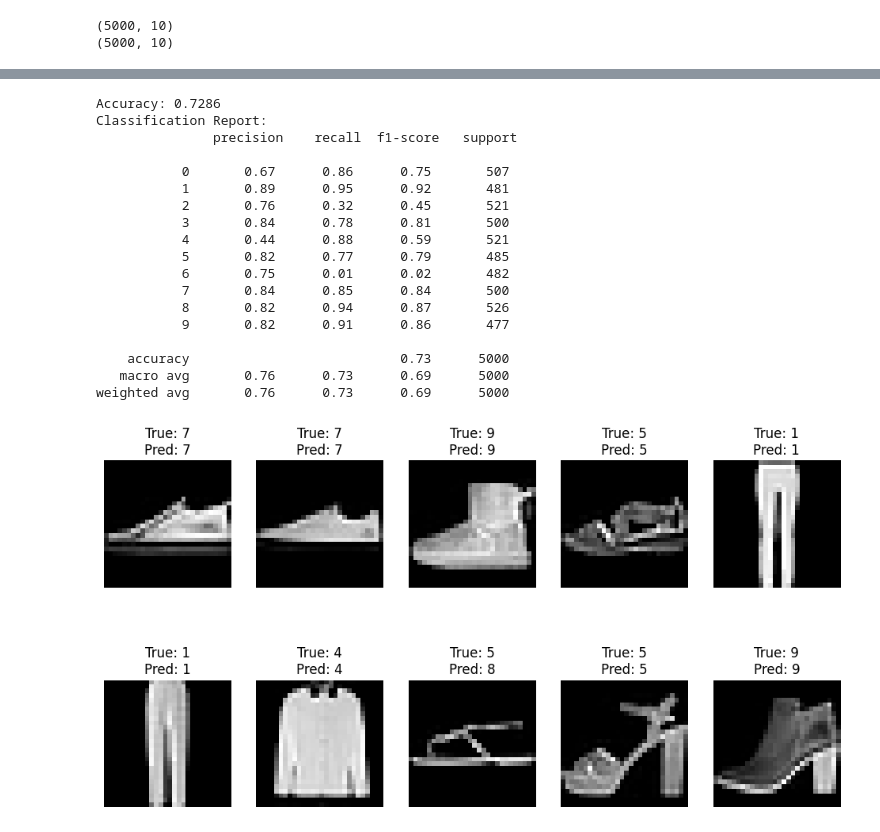
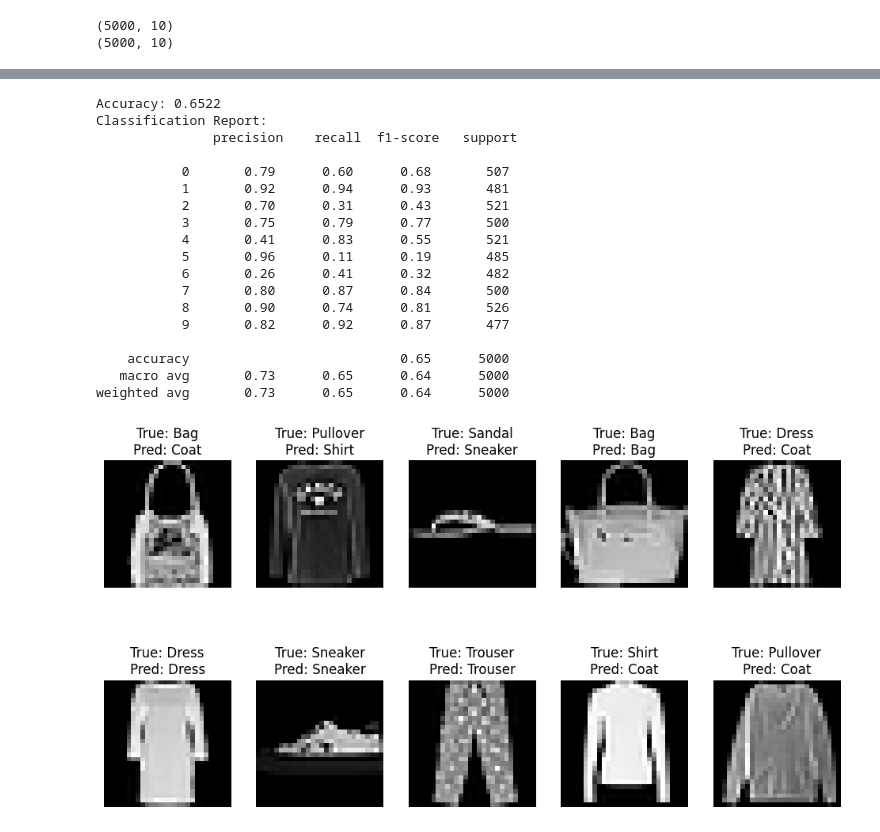
Before and after one commit to sheldor07/understainding-transformers, a Jupyter notebook: multilayer-perceptron-from-scratch.ipynb, the cells around one changed output, grey strips where cells are left out. Saved outputs shown, nothing was run; the diff lists cells and outputs as text; code cells hidden in the pictures.

Commit message:
Added word labels and tried to optimise network params

```diff
--- a/multilayer-perceptron-from-scratch.ipynb
+++ b/multilayer-perceptron-from-scratch.ipynb
@@ -147,7 +147,7 @@ class NN:
         outputs = self.forward(X).T
         return outputs
 # %%
-nn = NN(input_neurons=784, hidden_neurons=128, output_neurons=10, learning_rate=0.01, epochs=250)
+nn = NN(input_neurons=784, hidden_neurons=128, output_neurons=10, learning_rate=0.10, epochs=250)
 nn.fit(x_train, y_train)
 # %% [output]
 Epoch 0/250 completed.
@@ -195,44 +195,63 @@ print("Accuracy:", accuracy)
 report = classification_report(true_labels, predicted_labels)
 print("Classification Report:\n", report)
 # %% [output]
-Accuracy: 0.7286
+Accuracy: 0.6522
 Classification Report:
                precision    recall  f1-score   support
 
-           0       0.67      0.86      0.75       507
-           1       0.89      0.95      0.92       481
-           2       0.76      0.32      0.45       521
-           3       0.84      0.78      0.81       500
-           4       0.44      0.88      0.59       521
-           5       0.82      0.77      0.79       485
-           6       0.75      0.01      0.02       482
-           7       0.84      0.85      0.84       500
-           8       0.82      0.94      0.87       526
-           9       0.82      0.91      0.86       477
+           0       0.79      0.60      0.68       507
+           1       0.92      0.94      0.93       481
+           2       0.70      0.31      0.43       521
+           3       0.75      0.79      0.77       500
+           4       0.41      0.83      0.55       521
+           5       0.96      0.11      0.19       485
+           6       0.26      0.41      0.32       482
+           7       0.80      0.87      0.84       500
+           8       0.90      0.74      0.81       526
+           9       0.82      0.92      0.87       477
 
-    accuracy                           0.73      5000
-   macro avg       0.76      0.73      0.69      5000
-weighted avg       0.76      0.73      0.69      5000
+    accuracy                           0.65      5000
+   macro avg       0.73      0.65      0.64      5000
+weighted avg       0.73      0.65      0.64      5000
+# %%
+fashion_mnist = {
+    0:"T-Shirt",
+    1: "Trouser",
+    2:"Pullover",
+    3: "Dress",
+    4:"Coat",
+    5: "Sandal",
+    6: "Shirt",
+    7:"Sneaker",
+    8:"Bag",
+    9:"Ankle boot"
+}
 # %%
 import matplotlib.pyplot as plt
 import random
 
 # Select 10 random samples
 random_indices = random.sample(range(len(x_test)), 10)
 random_samples = x_test[random_indices]
 random_labels = true_labels[random_indices]
 random_predictions = predicted_labels[random_indices]
-
+word_labels = []
+word_predictions = []
+#Convert label to description
+for random_label in random_labels:
+   word_labels.append(fashion_mnist[random_label])
+for random_prediction in random_predictions:
+   word_predictions.append(fashion_mnist[random_prediction])
 # Create a figure with 2 rows and 5 columns
 fig, axs = plt.subplots(2, 5, figsize=(12, 6))
 fig.subplots_adjust(hspace=0.5)
 
 # Plot the images and their predicted labels
 for i, ax in enumerate(axs.flatten()):
     ax.imshow(random_samples[i].reshape(28, 28), cmap='gray')
-    ax.set_title(f"True: {random_labels[i]}\nPred: {random_predictions[i]}")
+    ax.set_title(f"True: {word_labels[i]}\nPred: {word_predictions[i]}")
     ax.axis('off')
 
 plt.show()
 # %% [output]
-[figure, old version]
+[figure, new version]
```
